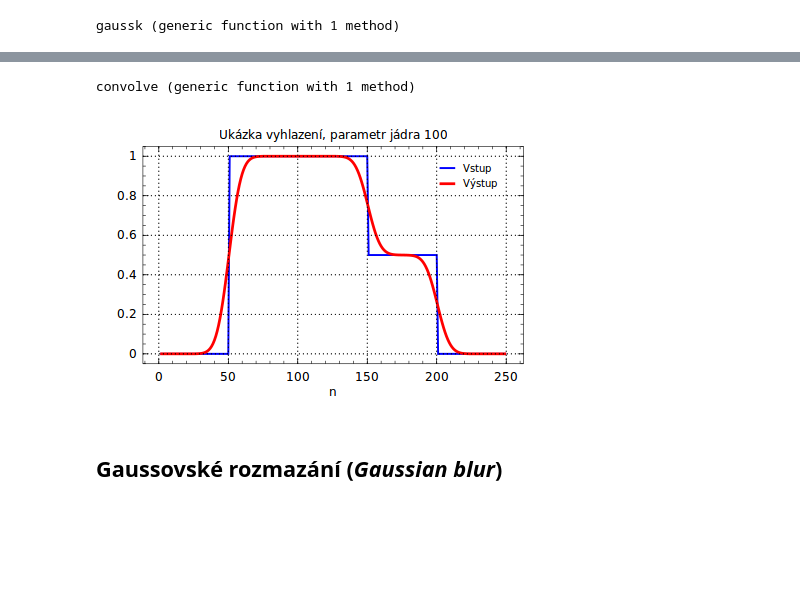
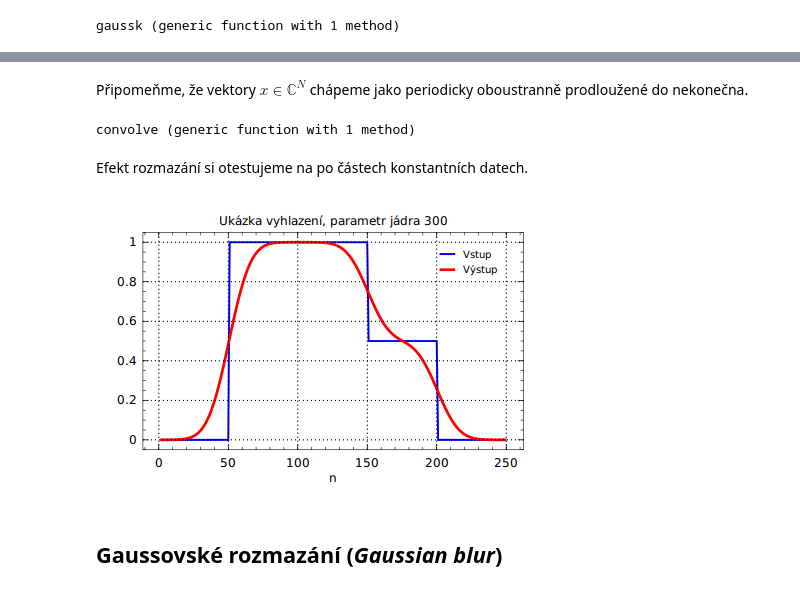
Before and after one commit to kalvotom/julia-examples, a Jupyter notebook: fourier/gauss.ipynb, the cells around one changed output, grey strips where cells are left out. Drawn from its saved outputs; the diff is of its cells as text; code cells hidden in the pictures; blank space fills up the shorter version.

```diff
--- a/fourier/gauss.ipynb
+++ b/fourier/gauss.ipynb
@@ -35,25 +35,29 @@ add(p, Curve(1:200, gaussk(200,1000), color="blue", linewidth=7))
+# %% [markdown]
+Připomeňme, že vektory $x\in\mathbb{C}^N$ chápeme jako periodicky oboustranně prodloužené do nekonečna.
 # %%
 # výpočet konvoluce pomocí DFT, resp. FFT
 convolve(x::Vector{Float64}, y::Vector{Float64}) = real(ifft(fft(x) .* fft(y)))
 # %% [output]
 convolve (generic function with 1 method)
+# %% [markdown]
+Efekt rozmazání si otestujeme na po částech konstantních datech.
 # %%
 test = [zeros(50), ones(100), 0.5*ones(50), zeros(50)];
 # %%
-a = 100
+a = 300
 p = FramedPlot(
     title="Ukázka vyhlazení, parametr jádra $a",
     xlabel="n"
 )
 setattr(p.frame, draw_grid=true)
 figin = Curve(1:length(test), test, color="blue", linewidth=5)
 setattr(figin, label="Vstup")
 figout = Curve(1:length(test), convolve(test,gaussk(length(test),a)), color="red", linewidth=7)
 setattr(figout, label="Výstup")
 leg = Legend(.8, .9, {figin, figout})
 add(p, figin, figout, leg)
 # %% [output]
-[figure, old version]
+[figure, new version]
 # %% [markdown]
 ## Gaussovské rozmazání (*Gaussian blur*)
 # %%
```
Also changed, not shown: parts of 7 cells of this notebook, 1 other file.
